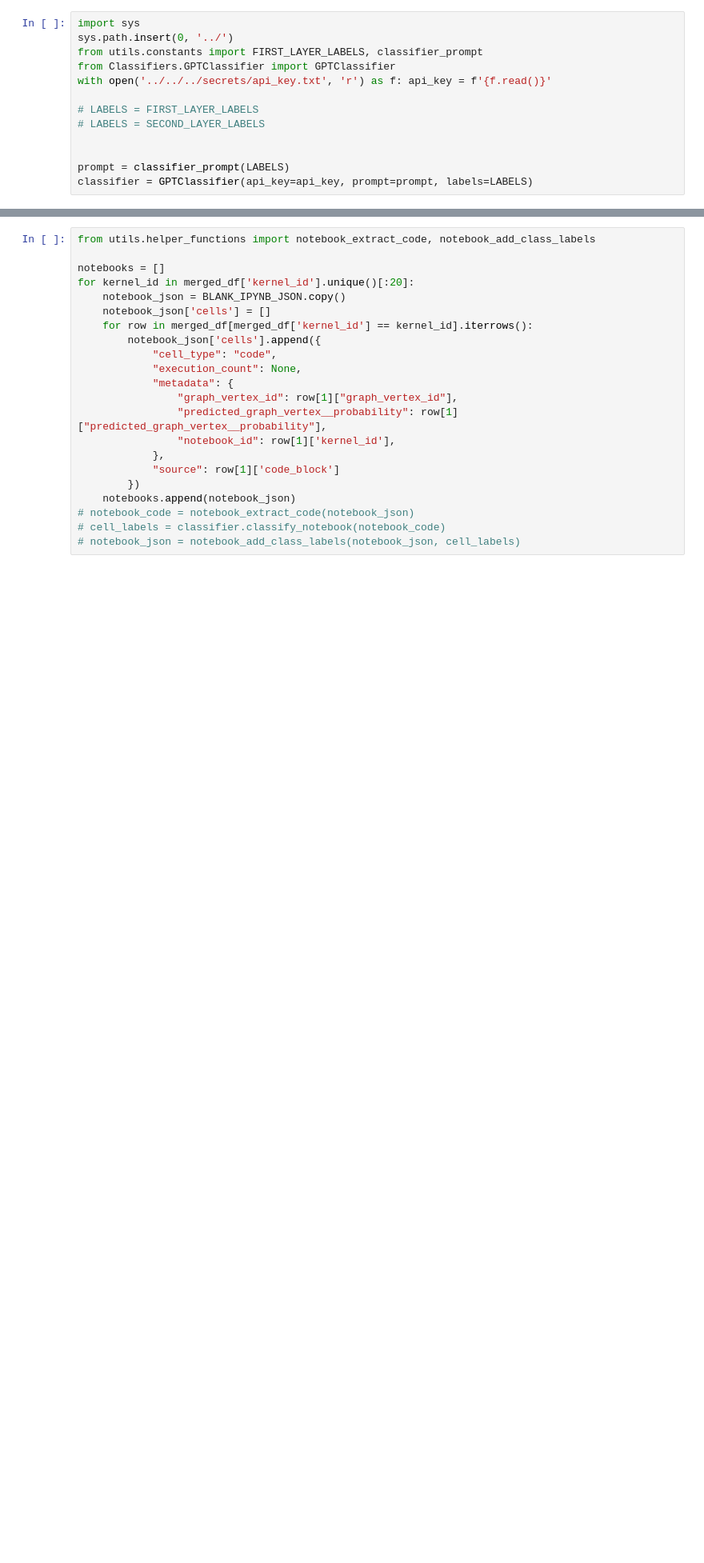
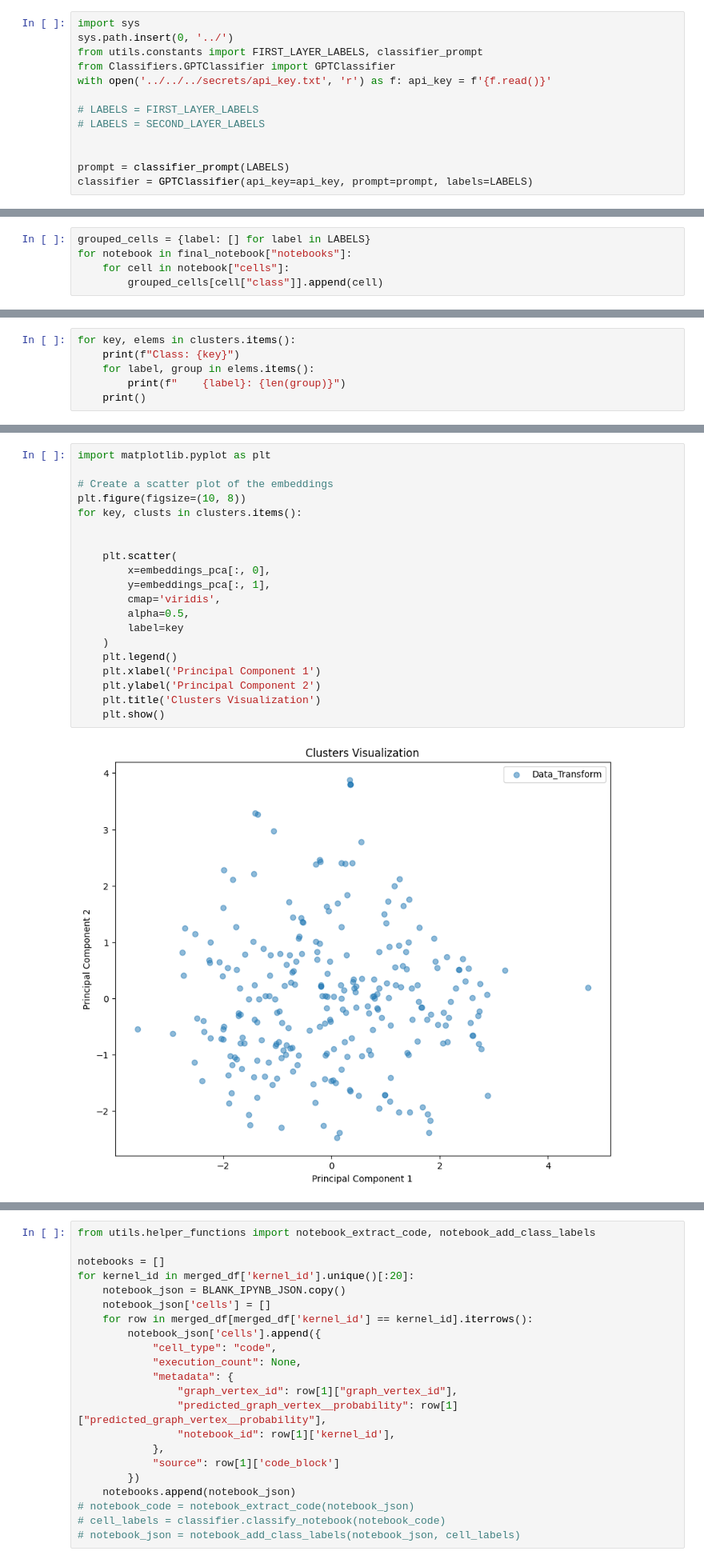
Before and after one commit to ETH-PEACH-Lab/datascience-visualisation, a Jupyter notebook: src/backend/utils/create_test_dataset.ipynb, the cells around one changed output, grey strips where cells are left out. Shown at 80% size. Cells and saved outputs as stored; diff of their text form; blank space fills up the shorter version.

```diff
--- a/src/backend/utils/create_test_dataset.ipynb
+++ b/src/backend/utils/create_test_dataset.ipynb
@@ -267,0 +317,5 @@ NameError: name 'all_codes' is not defined
+# %%
+grouped_cells = {label: [] for label in LABELS}
+for notebook in final_notebook["notebooks"]:
+    for cell in notebook["cells"]:
+        grouped_cells[cell["class"]].append(cell)
@@ -267,0 +352,6 @@ NameError: name 'all_codes' is not defined
+# %%
+for key, elems in clusters.items():
+    print(f"Class: {key}")
+    for label, group in elems.items():
+        print(f"    {label}: {len(group)}")
+    print()
@@ -267,0 +376,22 @@ NameError: name 'all_codes' is not defined
+# %%
+import matplotlib.pyplot as plt
+
+# Create a scatter plot of the embeddings
+plt.figure(figsize=(10, 8))
+for key, clusts in clusters.items():
+
+
+    plt.scatter(
+        x=embeddings_pca[:, 0],
+        y=embeddings_pca[:, 1],
+        cmap='viridis',
+        alpha=0.5,
+        label=key
+    )
+    plt.legend()
+    plt.xlabel('Principal Component 1')
+    plt.ylabel('Principal Component 2')
+    plt.title('Clusters Visualization')
+    plt.show()
+# %% [output]
+[figure, added]
```
Also changed, not shown: parts of 15 cells of this notebook.
